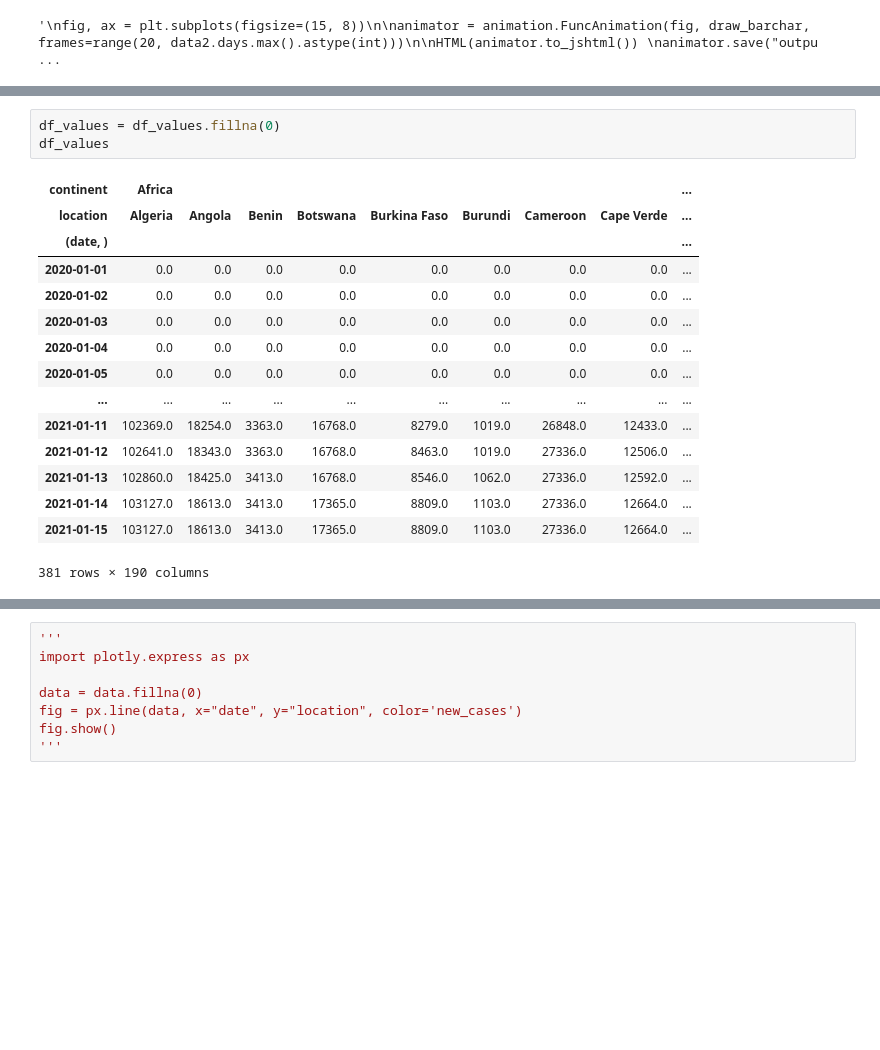
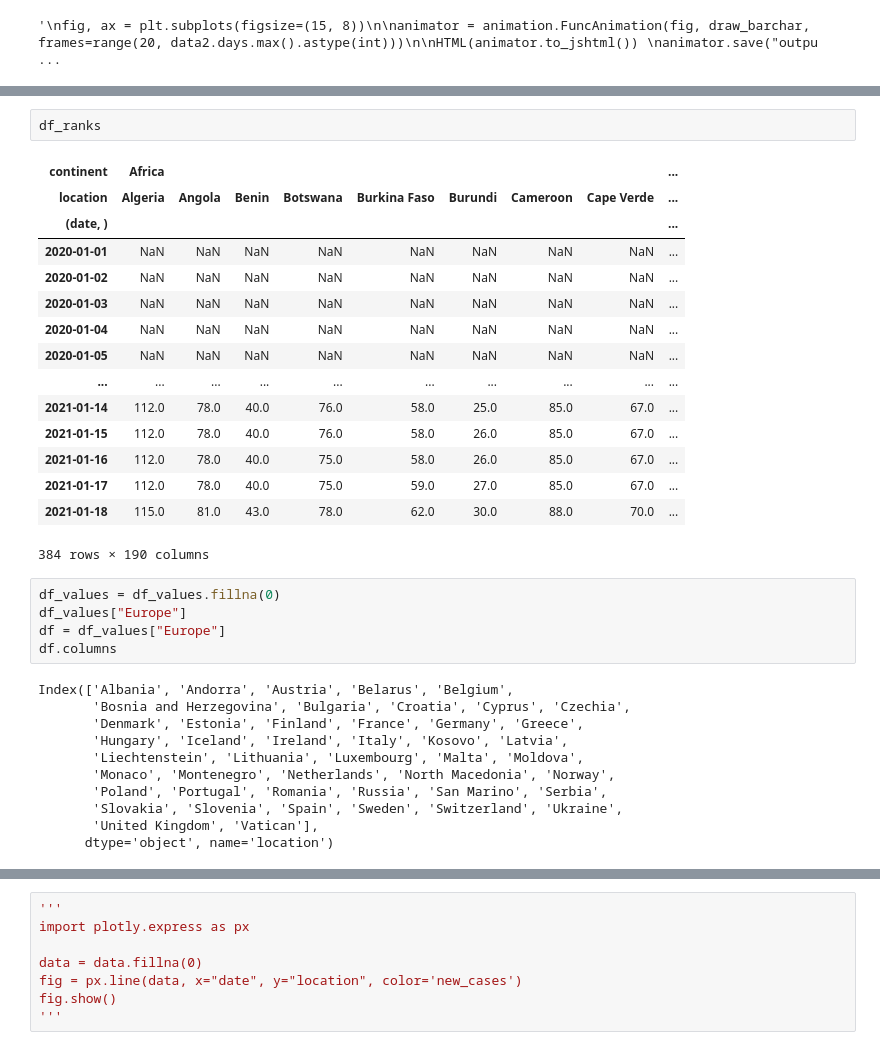
Before and after one commit to grundius1/coronavirus_bar_race, a Jupyter notebook: corona.ipynb, the cells around one changed output, grey strips where cells are left out. Cells and saved outputs as stored; diff of their text form; blank space fills up the shorter version.

```diff
--- a/corona.ipynb
+++ b/corona.ipynb
@@ -320,21 +303,36 @@ df_values
+# %%
+df_ranks
+# %% [output]
+| continent | Africa |  |  |  |  |  |  |  | ... |
+| location | Algeria | Angola | Benin | Botswana | Burkina Faso | Burundi | Cameroon | Cape Verde | ... |
+| (date, ) |  |  |  |  |  |  |  |  | ... |
+| 2020-01-01 | NaN | NaN | NaN | NaN | NaN | NaN | NaN | NaN | ... |
+| 2020-01-02 | NaN | NaN | NaN | NaN | NaN | NaN | NaN | NaN | ... |
+| 2020-01-03 | NaN | NaN | NaN | NaN | NaN | NaN | NaN | NaN | ... |
+| 2020-01-04 | NaN | NaN | NaN | NaN | NaN | NaN | NaN | NaN | ... |
+| 2020-01-05 | NaN | NaN | NaN | NaN | NaN | NaN | NaN | NaN | ... |
+| ... | ... | ... | ... | ... | ... | ... | ... | ... | ... |
+| 2021-01-14 | 112.0 | 78.0 | 40.0 | 76.0 | 58.0 | 25.0 | 85.0 | 67.0 | ... |
+| 2021-01-15 | 112.0 | 78.0 | 40.0 | 76.0 | 58.0 | 26.0 | 85.0 | 67.0 | ... |
+| 2021-01-16 | 112.0 | 78.0 | 40.0 | 75.0 | 58.0 | 26.0 | 85.0 | 67.0 | ... |
+| 2021-01-17 | 112.0 | 78.0 | 40.0 | 75.0 | 59.0 | 27.0 | 85.0 | 67.0 | ... |
+| 2021-01-18 | 115.0 | 81.0 | 43.0 | 78.0 | 62.0 | 30.0 | 88.0 | 70.0 | ... |
+384 rows × 190 columns
 # %%
 df_values = df_values.fillna(0)
-df_values
+df_values["Europe"]
+df = df_values["Europe"]
+df.columns
 # %% [output]
-| continent | Africa |  |  |  |  |  |  |  | ... |
-| location | Algeria | Angola | Benin | Botswana | Burkina Faso | Burundi | Cameroon | Cape Verde | ... |
-| (date, ) |  |  |  |  |  |  |  |  | ... |
-| 2020-01-01 | 0.0 | 0.0 | 0.0 | 0.0 | 0.0 | 0.0 | 0.0 | 0.0 | ... |
-| 2020-01-02 | 0.0 | 0.0 | 0.0 | 0.0 | 0.0 | 0.0 | 0.0 | 0.0 | ... |
-| 2020-01-03 | 0.0 | 0.0 | 0.0 | 0.0 | 0.0 | 0.0 | 0.0 | 0.0 | ... |
-| 2020-01-04 | 0.0 | 0.0 | 0.0 | 0.0 | 0.0 | 0.0 | 0.0 | 0.0 | ... |
-| 2020-01-05 | 0.0 | 0.0 | 0.0 | 0.0 | 0.0 | 0.0 | 0.0 | 0.0 | ... |
-| ... | ... | ... | ... | ... | ... | ... | ... | ... | ... |
-| 2021-01-11 | 102369.0 | 18254.0 | 3363.0 | 16768.0 | 8279.0 | 1019.0 | 26848.0 | 12433.0 | ... |
-| 2021-01-12 | 102641.0 | 18343.0 | 3363.0 | 16768.0 | 8463.0 | 1019.0 | 27336.0 | 12506.0 | ... |
-| 2021-01-13 | 102860.0 | 18425.0 | 3413.0 | 16768.0 | 8546.0 | 1062.0 | 27336.0 | 12592.0 | ... |
-| 2021-01-14 | 103127.0 | 18613.0 | 3413.0 | 17365.0 | 8809.0 | 1103.0 | 27336.0 | 12664.0 | ... |
-| 2021-01-15 | 103127.0 | 18613.0 | 3413.0 | 17365.0 | 8809.0 | 1103.0 | 27336.0 | 12664.0 | ... |
-381 rows × 190 columns
+Index(['Albania', 'Andorra', 'Austria', 'Belarus', 'Belgium',
+       'Bosnia and Herzegovina', 'Bulgaria', 'Croatia', 'Cyprus', 'Czechia',
+       'Denmark', 'Estonia', 'Finland', 'France', 'Germany', 'Greece',
+       'Hungary', 'Iceland', 'Ireland', 'Italy', 'Kosovo', 'Latvia',
+       'Liechtenstein', 'Lithuania', 'Luxembourg', 'Malta', 'Moldova',
+       'Monaco', 'Montenegro', 'Netherlands', 'North Macedonia', 'Norway',
+       'Poland', 'Portugal', 'Romania', 'Russia', 'San Marino', 'Serbia',
+       'Slovakia', 'Slovenia', 'Spain', 'Sweden', 'Switzerland', 'Ukraine',
+       'United Kingdom', 'Vatican'],
+      dtype='object', name='location')
 # %%
 %%time
```
Also changed, not shown: parts of 23 cells of this notebook, 4 other files.
